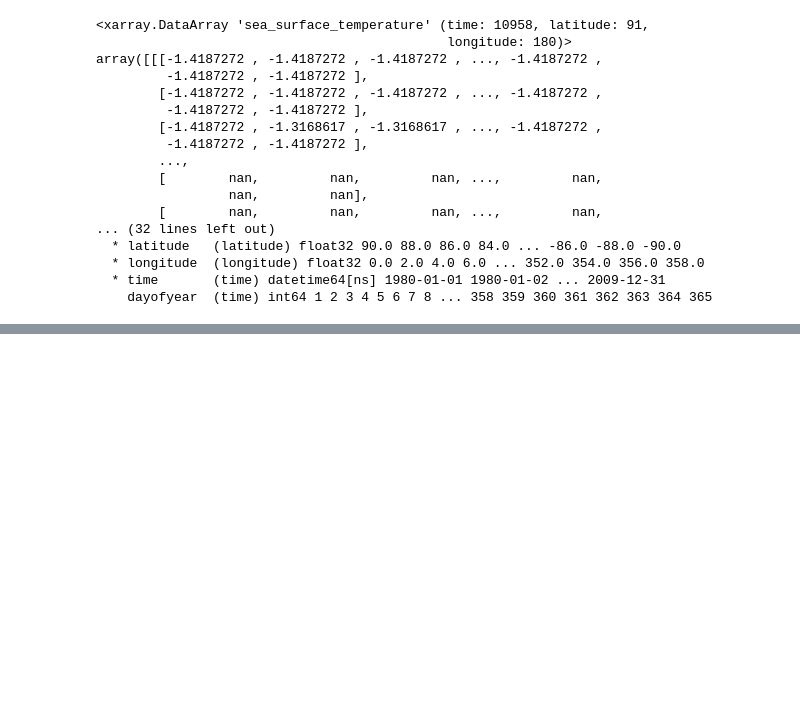
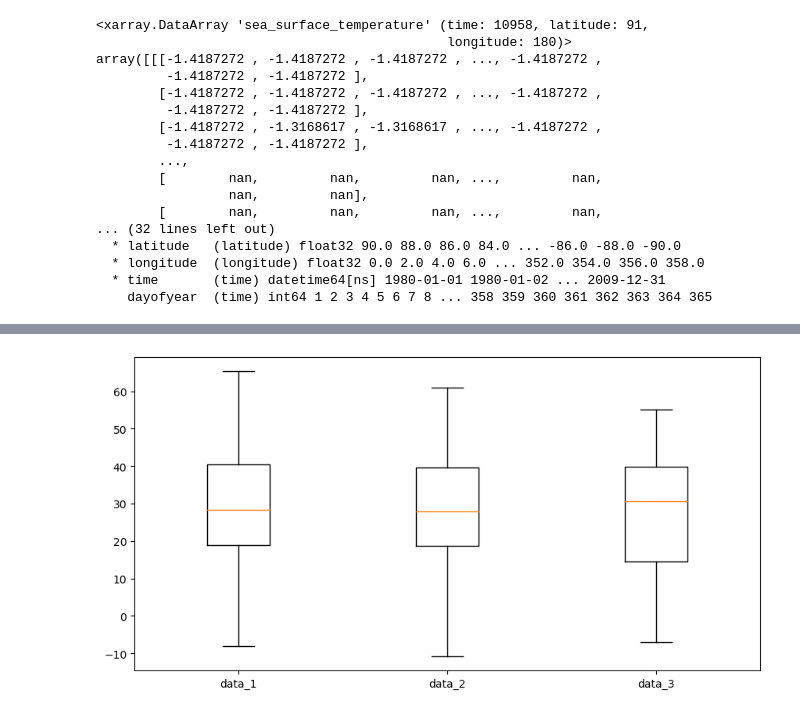
Before and after one commit to ZhengWinnieWu/course_statistics, a Jupyter notebook: unit1/data_analysis.ipynb, the cells around one changed output, grey strips where cells are left out. Saved outputs shown, nothing was run; the diff lists cells and outputs as text; code cells hidden in the pictures; blank space fills up the shorter version.

```diff
--- a/unit1/data_analysis.ipynb
+++ b/unit1/data_analysis.ipynb
@@ -268,0 +356,19 @@ array([[[-1.4187272 , -1.4187272 , -1.4187272 , ..., -1.4187272 ,
+# %%
+data_1 = u_winter.sel(time=u_winter.time.dt.year.isin([1980,1981,1982]))
+data_2 = u_winter.sel(time=u_winter.time.dt.year.isin([1990,1991,1992]))
+data_3 = u_winter.sel(time=u_winter.time.dt.year.isin([2010,2011,2012]))
+data_plot = [data_1, data_2, data_3]
+fig = plt.figure(figsize =(8, 4))
+
+# Creating axes instance
+ax = fig.add_axes([0, 0, 1, 1])
+
+# Creating plot
+bp = ax.boxplot(data_plot)
+
+# x-axis labels
+ax.set_xticklabels(['data_1', 'data_2', 'data_3'])
+# show plot
+plt.show()
+# %% [output]
+[figure, added]
```
Also changed, not shown: parts of 22 cells of this notebook.
